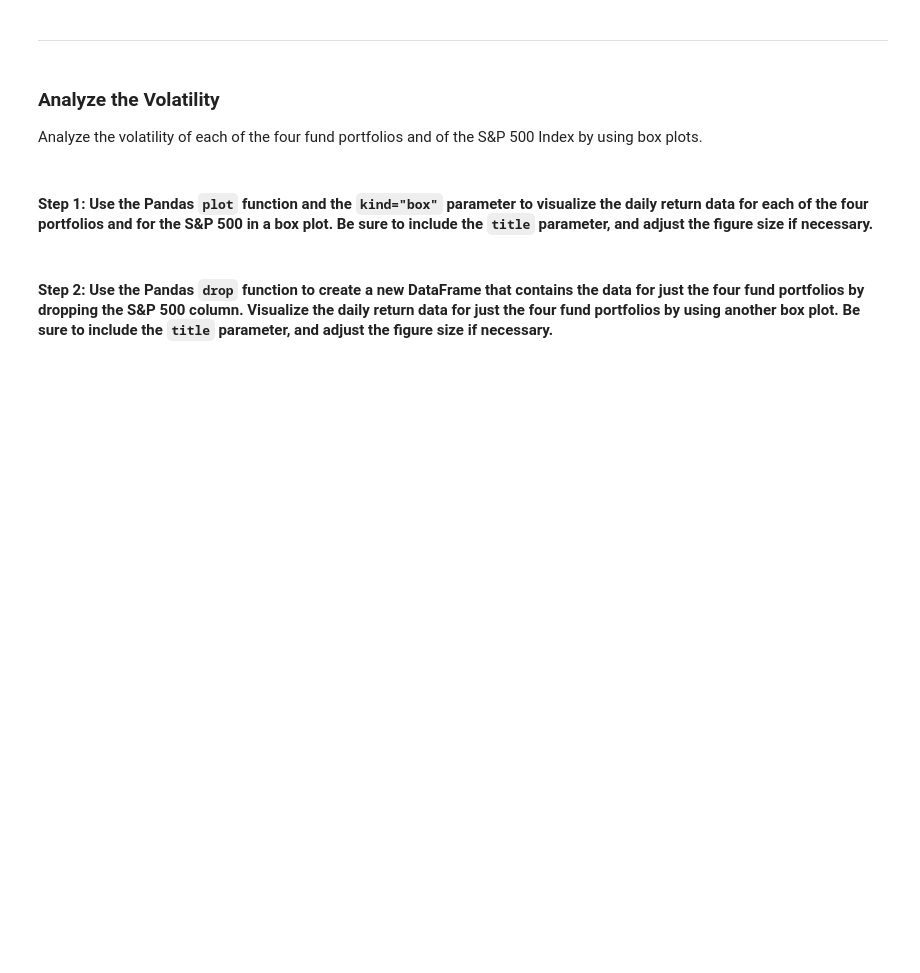
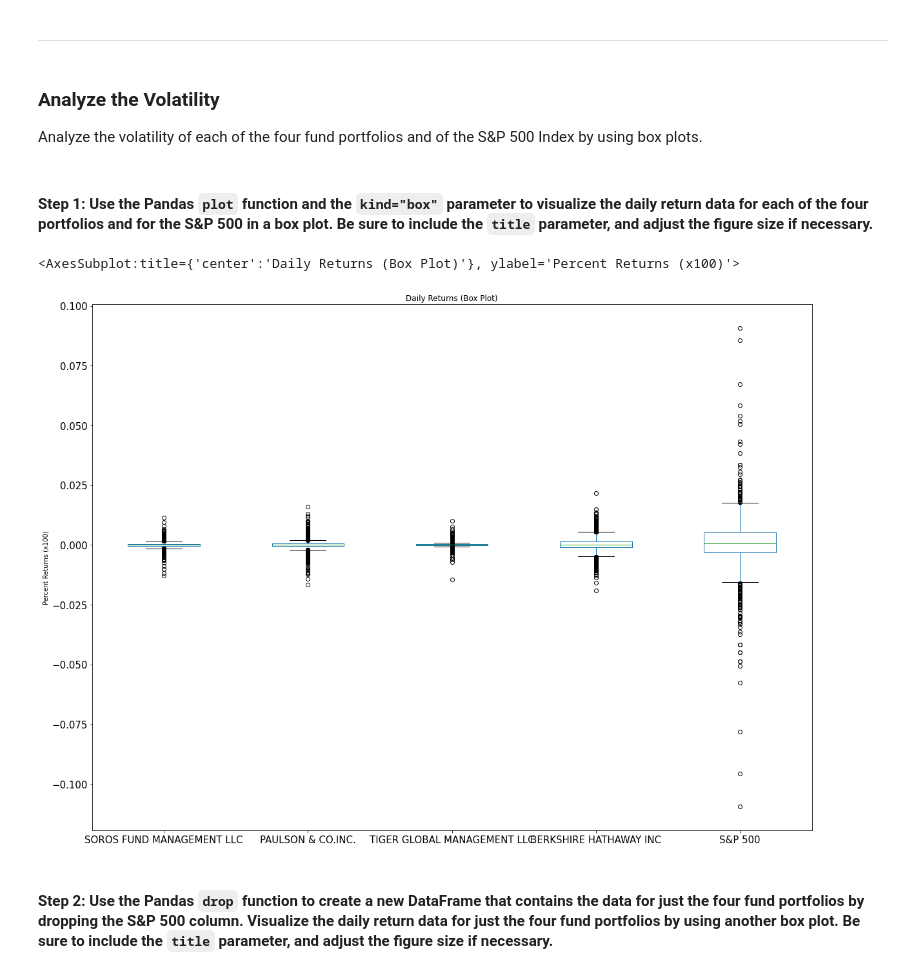
Before and after one commit to ccharafeddine/Module_4_Challenge, a Jupyter notebook: risk_return_analysis.ipynb, the cells around one changed output. Drawn from its saved outputs; the diff is of its cells as text; code cells hidden in the pictures; blank space fills up the shorter version.

```diff
--- a/risk_return_analysis.ipynb
+++ b/risk_return_analysis.ipynb
@@ -226,7 +226,10 @@ Analyze the volatility of each of the four fund portfolios and of the S&P 500 In
 # %%
 # Use the daily return data to create box plots to visualize the volatility of the 4 funds and the S&P 500
 # Include a title parameter and adjust the figure size
-# YOUR CODE HERE
+daily_returns_df.plot(kind="box", title="Daily Returns (Box Plot)", figsize=(20,15), xlabel="Date", ylabel="Percent Returns (x100)", fontsize=15)
+# %% [output]
+<AxesSubplot:title={'center':'Daily Returns (Box Plot)'}, ylabel='Percent Returns (x100)'>
+[figure, added]
 # %% [markdown]
 #### Step 2: Use the Pandas `drop` function to create a new DataFrame that contains the data for just the four fund portfolios by dropping the S&P 500 column. Visualize the daily return data for just the four fund portfolios by using another box plot. Be sure to include the `title` parameter, and adjust the figure size if necessary.
 # %%
```
Also changed, not shown: parts of 2 cells of this notebook.
